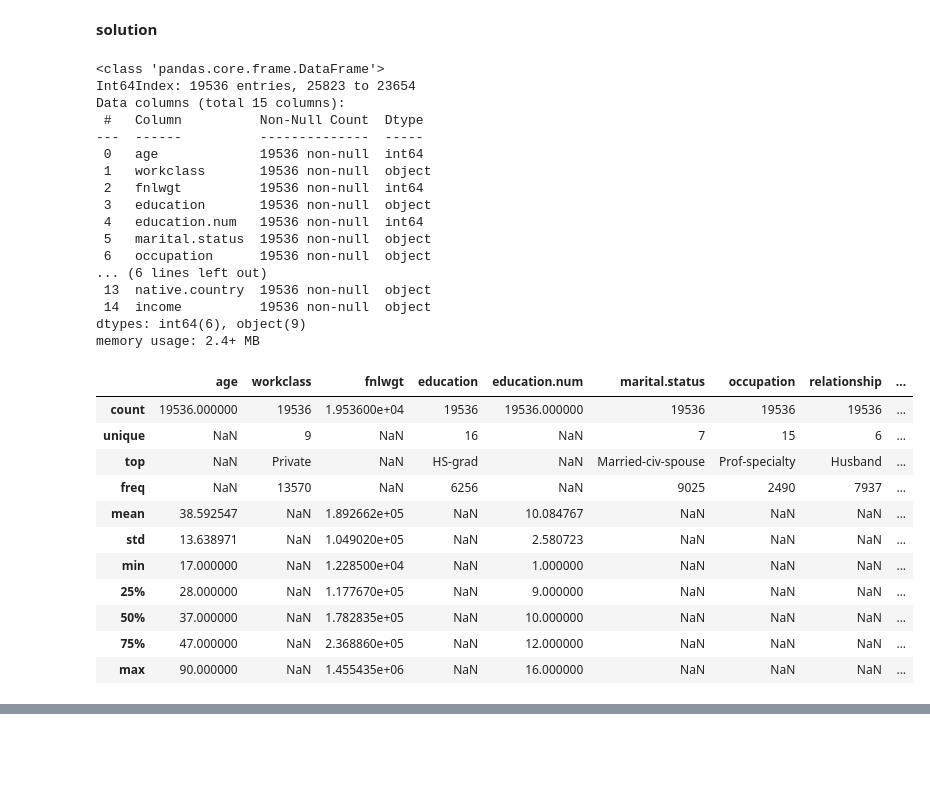
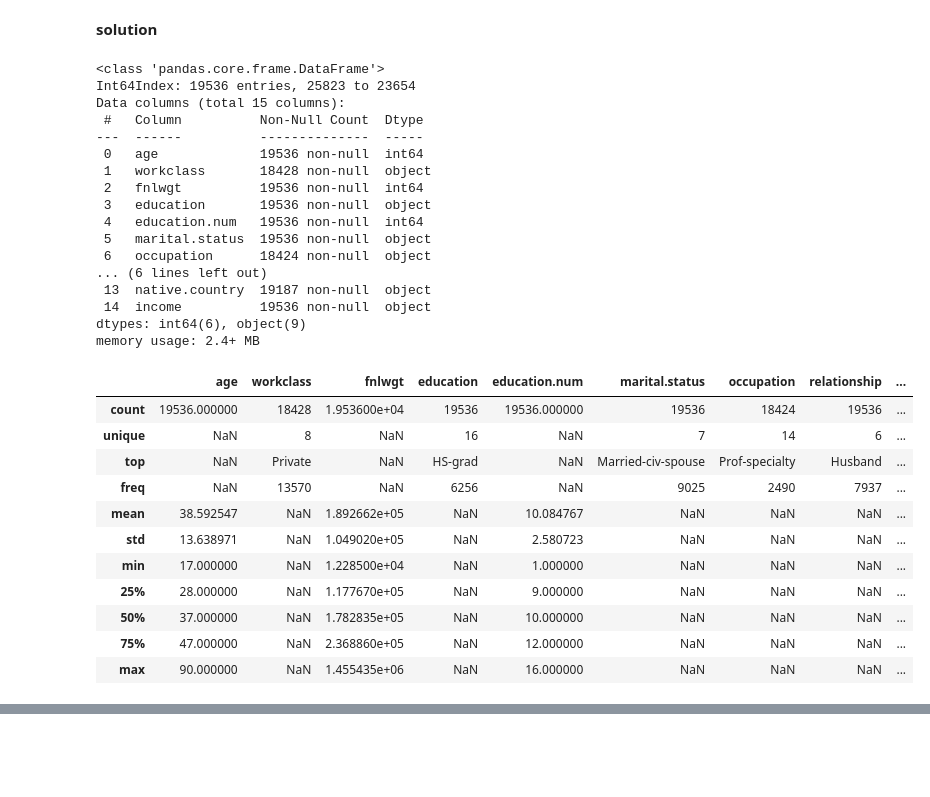
Before and after one commit to Blaise143/CPSC-330-ASSIGNMENTS, a Jupyter notebook: hw3/hw3.ipynb, the cells around one changed output, grey strips where cells are left out. Drawn from its saved outputs; the diff is of its cells as text; code cells hidden in the pictures.

```diff
--- a/hw3/hw3.ipynb
+++ b/hw3/hw3.ipynb
@@ -153,7 +153,7 @@ rubric={points:10}
 # %% [markdown]
 **solution**
 # %%
-train_df.info()
+train_df_nan.info()
 # %% [output]
 <class 'pandas.core.frame.DataFrame'>
 Int64Index: 19536 entries, 25823 to 23654
@@ -161,23 +161,23 @@ Data columns (total 15 columns):
  #   Column          Non-Null Count  Dtype
 ---  ------          --------------  -----
  0   age             19536 non-null  int64
- 1   workclass       19536 non-null  object
+ 1   workclass       18428 non-null  object
  2   fnlwgt          19536 non-null  int64
  3   education       19536 non-null  object
  4   education.num   19536 non-null  int64
  5   marital.status  19536 non-null  object
- 6   occupation      19536 non-null  object
+ 6   occupation      18424 non-null  object
 ... (6 lines left out)
- 13  native.country  19536 non-null  object
+ 13  native.country  19187 non-null  object
  14  income          19536 non-null  object
 dtypes: int64(6), object(9)
 memory usage: 2.4+ MB
 # %%
-train_df.describe(include="all")
+train_df_nan.describe(include="all")
 # %% [output]
 |  | age | workclass | fnlwgt | education | education.num | marital.status | occupation | relationship | ... |
-| count | 19536.000000 | 19536 | 1.953600e+04 | 19536 | 19536.000000 | 19536 | 19536 | 19536 | ... |
-| unique | NaN | 9 | NaN | 16 | NaN | 7 | 15 | 6 | ... |
+| count | 19536.000000 | 18428 | 1.953600e+04 | 19536 | 19536.000000 | 19536 | 18424 | 19536 | ... |
+| unique | NaN | 8 | NaN | 16 | NaN | 7 | 14 | 6 | ... |
 | top | NaN | Private | NaN | HS-grad | NaN | Married-civ-spouse | Prof-specialty | Husband | ... |
 | freq | NaN | 13570 | NaN | 6256 | NaN | 9025 | 2490 | 7937 | ... |
 | mean | 38.592547 | NaN | 1.892662e+05 | NaN | 10.084767 | NaN | NaN | NaN | ... |
```
Also changed, not shown: parts of 24 cells of this notebook.
